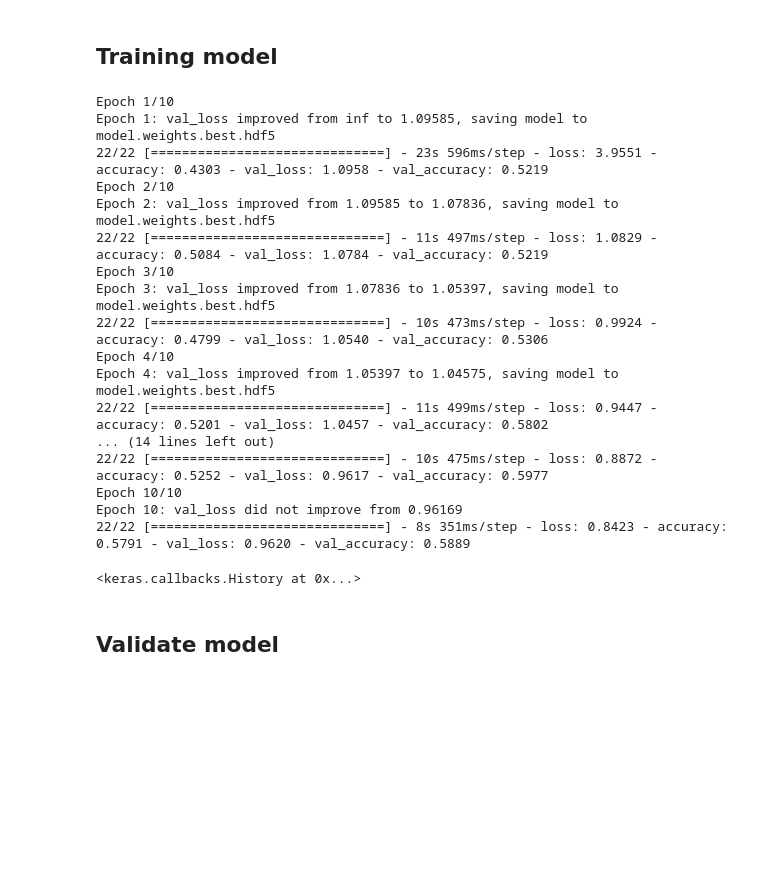
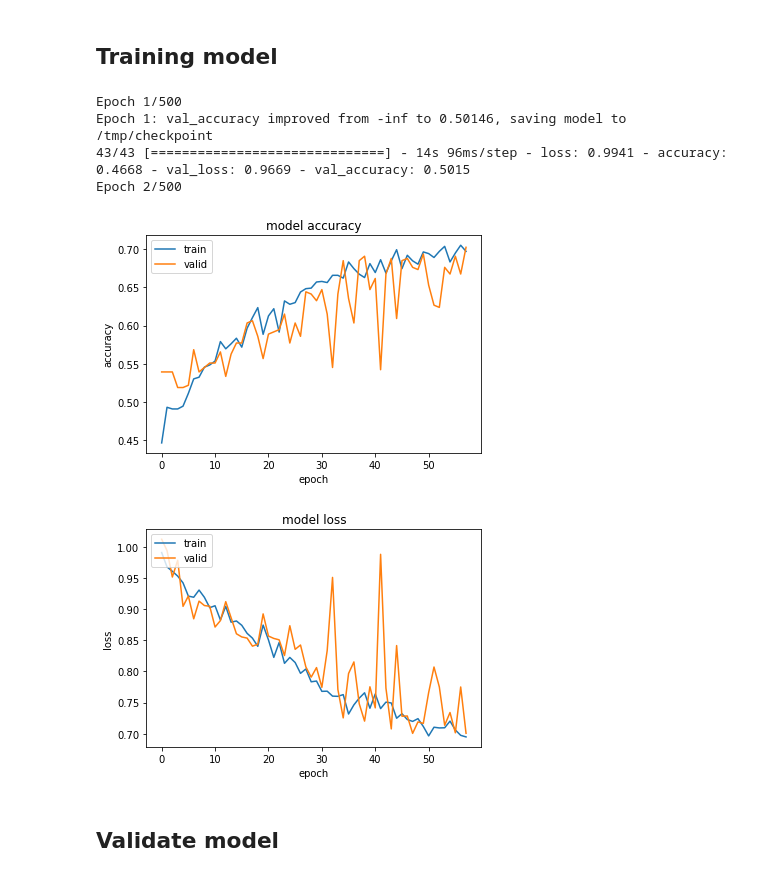
Before and after one commit to ricdurvin/Schneider_Electric_Hackathon-Deforestation, a Jupyter notebook: notebooks/main.ipynb, the cells around one changed output. Drawn from its saved outputs; the diff is of its cells as text; code cells hidden in the pictures; blank space fills up the shorter version.

```diff
--- a/notebooks/main.ipynb
+++ b/notebooks/main.ipynb
@@ -303,33 +353,55 @@ model.compile(loss='categorical_crossentropy',
              metrics=['accuracy'])
 # %% [markdown]
 ## Training model
-# %%
-checkpointer = ModelCheckpoint(filepath='model.weights.best.hdf5', verbose = 1, save_best_only=True)
-model.fit(x_train,
-         y_train,
-         batch_size=64,
-         epochs=10,
-         validation_data=(x_valid, y_valid),
-         callbacks=[checkpointer])
-# %% [output]
-Epoch 1/10
-Epoch 1: val_loss improved from inf to 1.09585, saving model to model.weights.best.hdf5
-22/22 [==============================] - 23s 596ms/step - loss: 3.9551 - accuracy: 0.4303 - val_loss: 1.0958 - val_accuracy: 0.5219
-Epoch 2/10
-Epoch 2: val_loss improved from 1.09585 to 1.07836, saving model to model.weights.best.hdf5
-22/22 [==============================] - 11s 497ms/step - loss: 1.0829 - accuracy: 0.5084 - val_loss: 1.0784 - val_accuracy: 0.5219
-Epoch 3/10
-Epoch 3: val_loss improved from 1.07836 to 1.05397, saving model to model.weights.best.hdf5
-22/22 [==============================] - 10s 473ms/step - loss: 0.9924 - accuracy: 0.4799 - val_loss: 1.0540 - val_accuracy: 0.5306
-Epoch 4/10
-Epoch 4: val_loss improved from 1.05397 to 1.04575, saving model to model.weights.best.hdf5
-22/22 [==============================] - 11s 499ms/step - loss: 0.9447 - accuracy: 0.5201 - val_loss: 1.0457 - val_accuracy: 0.5802
-... (14 lines left out)
-22/22 [==============================] - 10s 475ms/step - loss: 0.8872 - accuracy: 0.5252 - val_loss: 0.9617 - val_accuracy: 0.5977
-Epoch 10/10
-Epoch 10: val_loss did not improve from 0.96169
-22/22 [==============================] - 8s 351ms/step - loss: 0.8423 - accuracy: 0.5791 - val_loss: 0.9620 - val_accuracy: 0.5889
-<keras.callbacks.History at 0x...>
+# %%
+model_earlystopping_callback = tf.keras.callbacks.EarlyStopping(monitor='val_accuracy', patience=10)
+# %%
+checkpoint_filepath = '/tmp/checkpoint'
+
+model_checkpoint_callback = tf.keras.callbacks.ModelCheckpoint(
+    filepath=checkpoint_filepath,
+    save_weights_only=True,
+    verbose = 1,
+    monitor='val_accuracy',
+    save_best_only=True)
+
+# checkpointer = ModelCheckpoint(filepath='model.weights.best.hdf5', verbose = 1, save_best_only=True)
+# %%
+# Parameters
+batch_size=32
+epochs=500
+# %%
+history = model.fit(X_train,
+         y_train_OHE,
+         batch_size=batch_size,
+         epochs=epochs,
+         validation_data=(X_valid, y_valid_OHE),
+         callbacks=[model_checkpoint_callback, model_earlystopping_callback])
+# %% [output]
+Epoch 1/500
+Epoch 1: val_accuracy improved from -inf to 0.50146, saving model to /tmp/checkpoint
+43/43 [==============================] - 14s 96ms/step - loss: 0.9941 - accuracy: 0.4668 - val_loss: 0.9669 - val_accuracy: 0.5015
+Epoch 2/500
+# %%
+# summarize history for accuracy
+plt.plot(history.history['accuracy'])
+plt.plot(history.history['val_accuracy'])
+plt.title('model accuracy')
+plt.ylabel('accuracy')
+plt.xlabel('epoch')
+plt.legend(['train', 'valid'], loc='upper left')
+plt.show()
+# summarize history for loss
+plt.plot(history.history['loss'])
+plt.plot(history.history['val_loss'])
+plt.title('model loss')
+plt.ylabel('loss')
+plt.xlabel('epoch')
+plt.legend(['train', 'valid'], loc='upper left')
+plt.show()
+# %% [output]
+[figure, added]
+[figure, added]
 # %%
 # Load the weights with the best validation accuracy
 model.load_weights('model.weights.best.hdf5')
```
Also changed, not shown: parts of 34 cells of this notebook.
